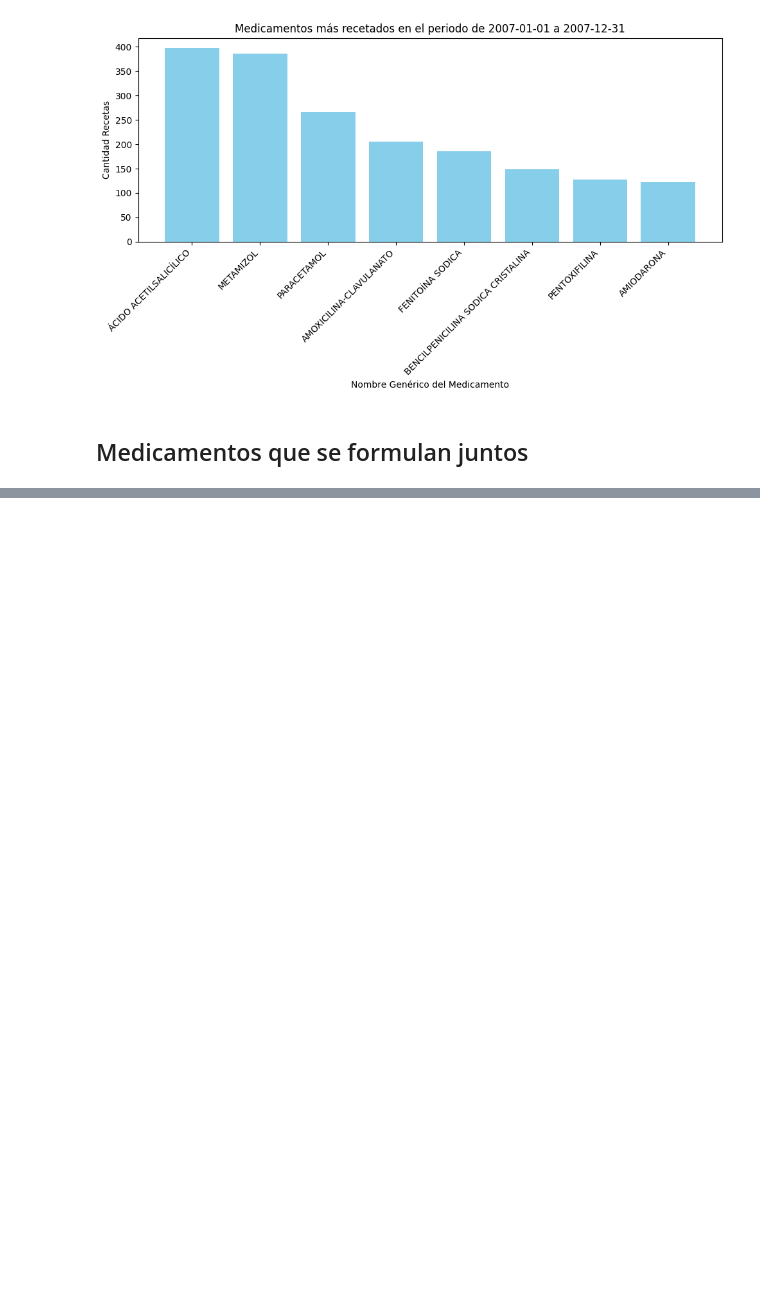
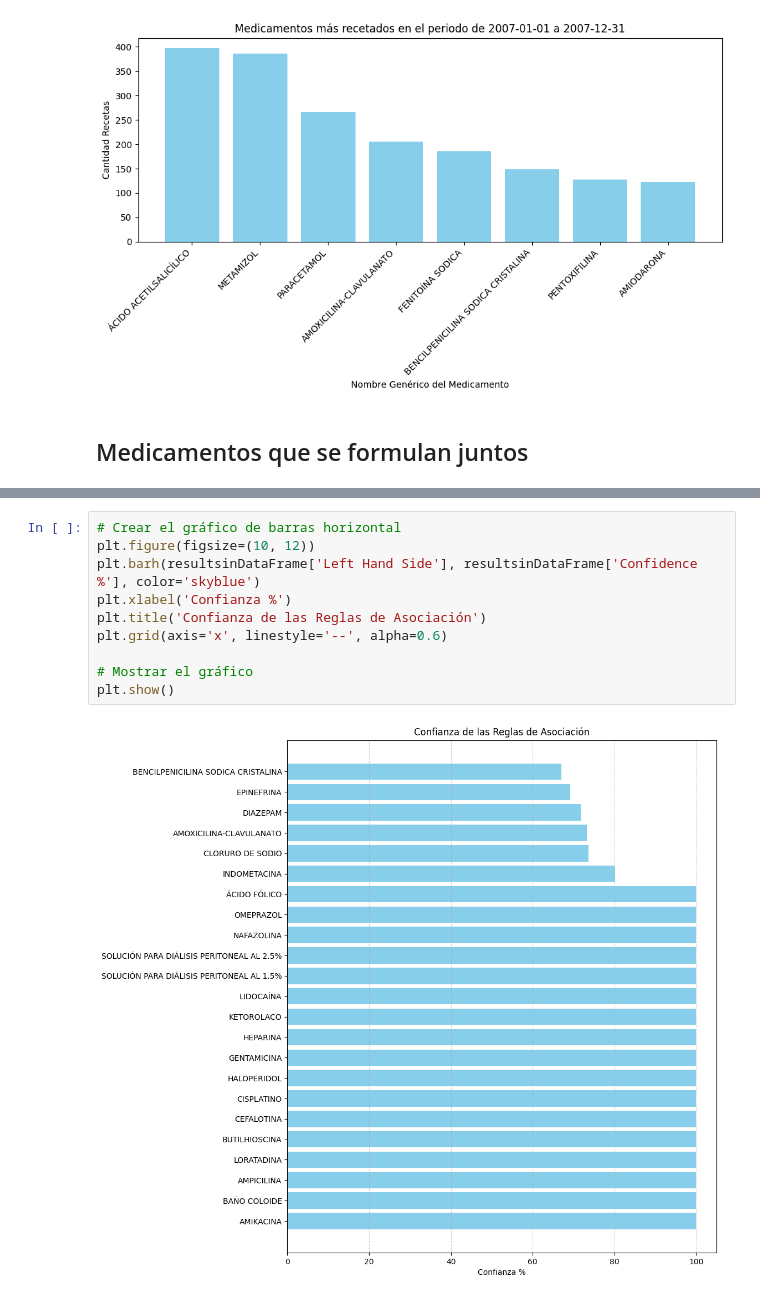
Before and after one commit to Jujo2040751/Proyecto-DataScience, a Jupyter notebook: proy.ipynb, the cells around one changed output, grey strips where cells are left out. Drawn from its saved outputs; the diff is of its cells as text; blank space fills up the shorter version.

```diff
--- a/proy.ipynb
+++ b/proy.ipynb
@@ -211,0 +280,12 @@ plt.show()
+# %%
+# Crear el gráfico de barras horizontal
+plt.figure(figsize=(10, 12))
+plt.barh(resultsinDataFrame['Left Hand Side'], resultsinDataFrame['Confidence %'], color='skyblue')
+plt.xlabel('Confianza %')
+plt.title('Confianza de las Reglas de Asociación')
+plt.grid(axis='x', linestyle='--', alpha=0.6)
+
+# Mostrar el gráfico
+plt.show()
+# %% [output]
+[figure, added]
```
Also changed, not shown: parts of 3 cells of this notebook.
